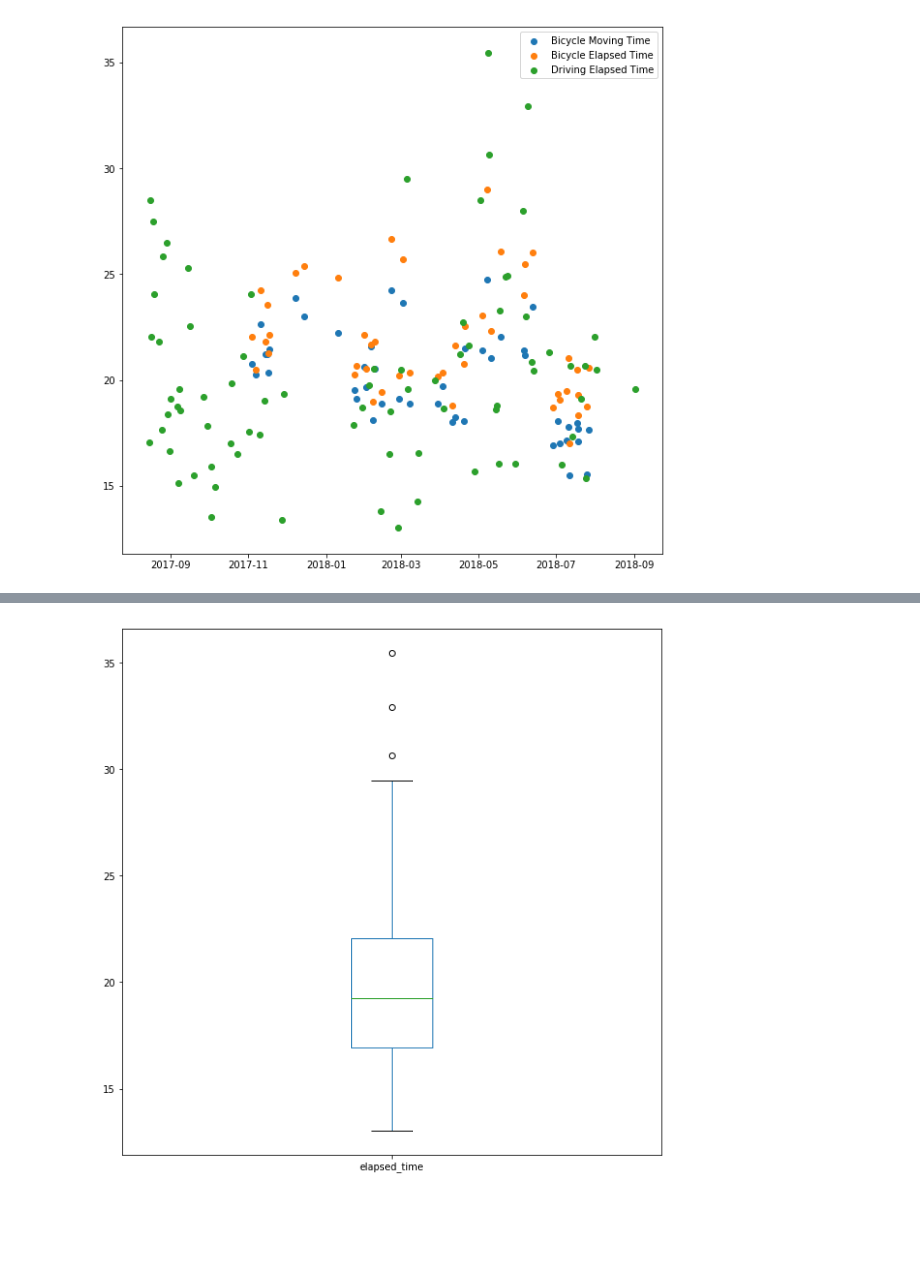
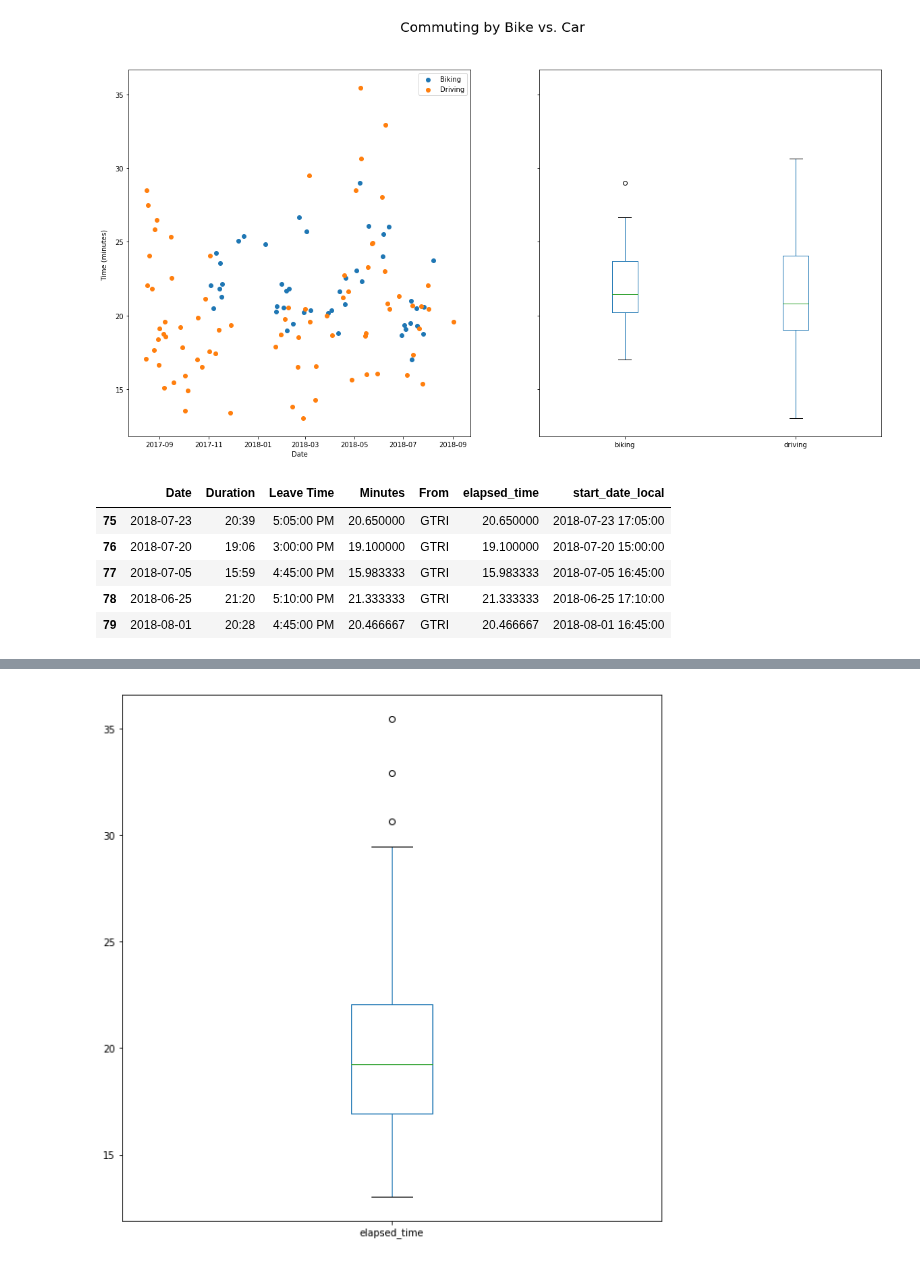
Before and after one commit to gtcooke94/commute_analysis, a Jupyter notebook: analysis.ipynb, the cells around one changed output, grey strips where cells are left out. Saved outputs shown, nothing was run; the diff lists cells and outputs as text; code cells hidden in the pictures; blank space fills up the shorter version.

```diff
--- a/analysis.ipynb
+++ b/analysis.ipynb
@@ -186,9 +168,27 @@ plt.show()
-# %%
-plt.scatter(to_plot['start_date_local'].dt.to_pydatetime(), to_plot['moving_time'], color='C0')
-plt.scatter(to_plot['start_date_local'].dt.to_pydatetime(), to_plot['elapsed_time'], color='C1')
-plt.scatter(to_plot_car['start_date_local'].dt.to_pydatetime(), to_plot_car['elapsed_time'], color='C2')
-plt.legend(['Bicycle Moving Time', 'Bicycle Elapsed Time', 'Driving Elapsed Time'])
-
-plt.show()
-# %% [output]
-[figure, removed]
+# %%
+# Creating a nice plot
+fig, axes = plt.subplots(nrows=1, ncols=2, figsize=(20, 10), sharey=True)
+
+axes[0].scatter(to_plot['start_date_local'].dt.to_pydatetime(), to_plot['elapsed_time'], color='C0')
+axes[0].scatter(to_plot_car['start_date_local'].dt.to_pydatetime(), to_plot_car['elapsed_time'], color='C1')
+axes[0].legend(['Biking', 'Driving'])
+
+to_plot['bike_moving_time'] = to_plot_bike['moving_time']
+to_plot['biking'] = to_plot_bike['elapsed_time']
+to_plot['driving'] = to_plot_car['elapsed_time']
+to_plot[['biking', 'driving']].plot.box(ax=axes[1])
+fig.text(0.1, 0.5, 'Time (minutes)', ha='center', va='center', rotation='vertical', fontsize=10)
+axes[0].set_xlabel('Date')
+fig.suptitle('Commuting by Bike vs. Car', fontsize = 20)
+plt.show()
+# %% [output]
+[figure, added]
+# %%
+to_plot_car.tail()
+# %% [output]
+|  | Date | Duration | Leave Time | Minutes | From | elapsed_time | start_date_local |
+| 75 | 2018-07-23 | 20:39 | 5:05:00 PM | 20.650000 | GTRI | 20.650000 | 2018-07-23 17:05:00 |
+| 76 | 2018-07-20 | 19:06 | 3:00:00 PM | 19.100000 | GTRI | 19.100000 | 2018-07-20 15:00:00 |
+| 77 | 2018-07-05 | 15:59 | 4:45:00 PM | 15.983333 | GTRI | 15.983333 | 2018-07-05 16:45:00 |
+| 78 | 2018-06-25 | 21:20 | 5:10:00 PM | 21.333333 | GTRI | 21.333333 | 2018-06-25 17:10:00 |
+| 79 | 2018-08-01 | 20:28 | 4:45:00 PM | 20.466667 | GTRI | 20.466667 | 2018-08-01 16:45:00 |
```
Also changed, not shown: parts of 9 cells of this notebook, 1 other file.
